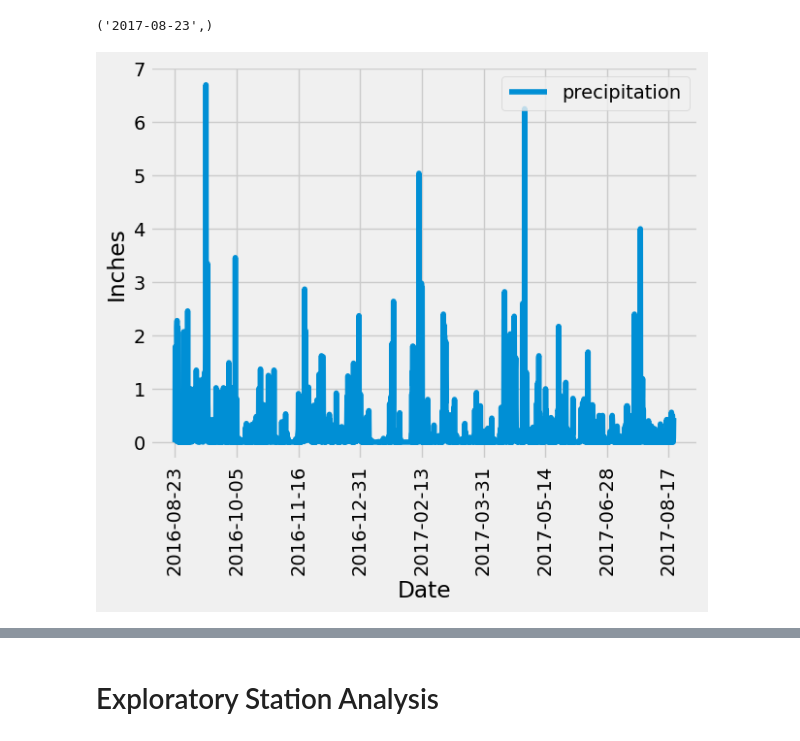
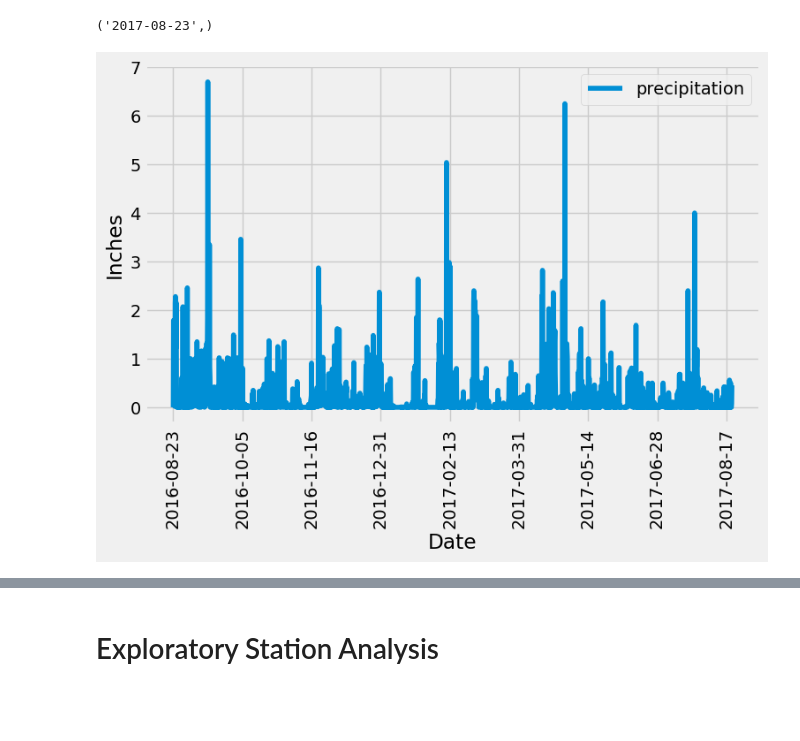
Before and after one commit to jimlhaugen/sqlalchemy-challenge, a Jupyter notebook: climate_starter.ipynb, the cells around one changed output, grey strips where cells are left out. Drawn from its saved outputs; the diff is of its cells as text; code cells hidden in the pictures; blank space fills up the shorter version.

Commit message:
Correcting plot

```diff
--- a/climate_starter.ipynb
+++ b/climate_starter.ipynb
@@ -82,37 +82,36 @@ session.query(Measurement.date).order_by(Measurement.date.desc()).first()
 # %%
 # Design a query to retrieve the last 12 months of precipitation data and plot the results.
 # Starting from the most recent data point in the database.
 most_recent_date = session.query(Measurement.date).order_by(Measurement.date.desc()).first()
 
 # Calculate the date one year from the last date in data set.
 query_one_year = dt.date(2017, 8, 23) - dt.timedelta(days=365)
 
 # Perform a query to retrieve the data and precipitation scores
 # For histogram in Challenge shows one year
 query_results = session.query(Measurement.date, Measurement.prcp).\
     filter(Measurement.date >= query_one_year)
 
 # Save the query results as a Pandas DataFrame. Explicitly set the column names
 df_query_results = pd.DataFrame(query_results)
 df_query_results = df_query_results.rename(columns = {"prcp" : "Inches"})
 
 # Sort the dataframe by date
-df_query_results = df_query_results.sort_values(by = "date") # setting date as index
+df_query_results = df_query_results.sort_values("date")
+df_date_index = df_query_results.set_index("date").dropna() # setting date as index & droppojng multiple "NaN"s
 
 # Use Pandas Plotting with Matplotlib to plot the data
-
-df_date_index.plot(rot = 90, figsize = (6.5,5))
+df_date_index.plot(rot = 90, figsize = (8,5))
 plt.xlabel("Date")
 plt.ylabel("Inches")
 plt.legend(["precipitation"], loc = "upper right")
 
-ax.xaxis.grid(True, which='minor', linestyle='-', linewidth = 0.25)
-xticks = np.arange(query_one_year, 40)
-
+# ax.xaxis.grid(True, which='minor', linestyle='-', linewidth = 0.25)
+# xticks = np.arange(query_one_year, 40)
 
 plt.show()
 # %% [output]
-[figure, old version]
+[figure, new version]
 # %%
 # Use Pandas to calculate the summary statistics for the precipitation data
 df_query_results.describe()
```
Also changed, not shown: parts of 1 cell of this notebook.
